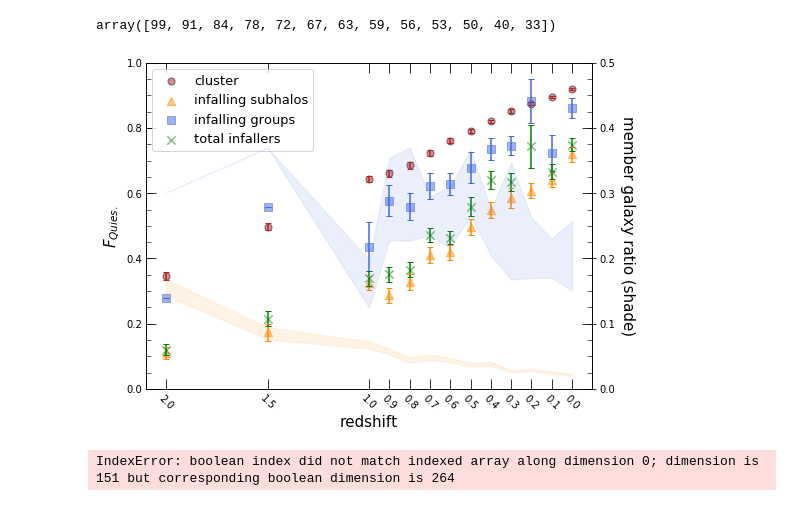
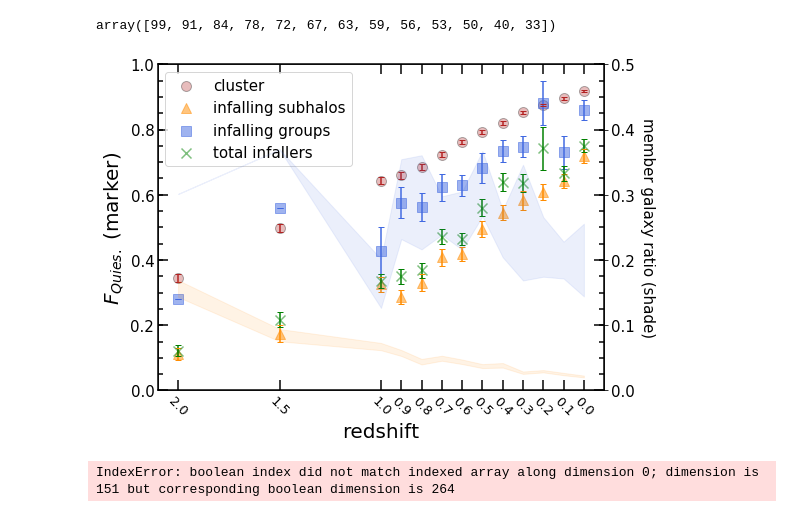
Before and after one commit to eunheeko/WFMinIllustrisTNG, a Jupyter notebook: accretion_history.ipynb, the cells around one changed output. Saved outputs shown, nothing was run; the diff lists cells and outputs as text; code cells hidden in the pictures.

```diff
--- a/accretion_history.ipynb
+++ b/accretion_history.ipynb
@@ -946,20 +946,20 @@ for isnap, snap in enumerate(snaps_full):
     ratio_infall_sub_snaps_std.append(np.std(ratio_sub_med))
     ratio_infall_grp_snaps_std.append(np.std(ratio_grp_med))
 # %%
-fig, ax = plt.subplots(figsize = (8, 6))
+fig, ax = plt.subplots(figsize = (8, 6), linewidth = 3)
 
-ax.scatter(zs_full, fq_cluster_snaps_med, label = 'cluster', edgecolor = 'black', alpha = .5, color = 'firebrick', s = 50)
+ax.scatter(zs_full, fq_cluster_snaps_med, label = 'cluster', edgecolor = 'black', alpha = .3, color = 'firebrick', s = 100)
 # ax.fill_between(zs_full, np.array(fq_cluster_snaps_med) + np.array(fq_cluster_snaps_std),  np.array(fq_cluster_snaps_med) - np.array(fq_cluster_snaps_std), alpha = .2, color = 'salmon')
 ax.errorbar(zs_full, fq_cluster_snaps_med, yerr = fq_cluster_snaps_std, color = 'firebrick', linestyle = '', capsize = 3)
 
-ax.scatter(zs_full, fq_infall_sub_snaps_med, label = 'infalling subhalos', marker = '^', alpha = .5, color = 'darkorange', zorder = 3, s = 70)
+ax.scatter(zs_full, fq_infall_sub_snaps_med, label = 'infalling subhalos', marker = '^', alpha = .5, color = 'darkorange', zorder = 3, s = 100)
 ax.errorbar(zs_full, fq_infall_sub_snaps_med, yerr = fq_infall_sub_snaps_std, linestyle = '', color = 'darkorange', capsize = 3, zorder = 3)
 
-ax.scatter(zs_full, fq_infall_grp_snaps_med, label = 'infalling groups', marker = 's', alpha = .5, color = 'royalblue', s = 70)
+ax.scatter(zs_full, fq_infall_grp_snaps_med, label = 'infalling groups', marker = 's', alpha = .5, color = 'royalblue', s = 100)
 ax.errorbar(zs_full, fq_infall_grp_snaps_med, yerr = fq_infall_grp_snaps_std, linestyle = '', color = 'royalblue', capsize = 3)
 
 
-ax.scatter(zs_full, fq_infall_total_snaps_med, label = 'total infallers', marker = 'x', color = 'green', alpha = .5, zorder = 5, s = 70)
+ax.scatter(zs_full, fq_infall_total_snaps_med, label = 'total infallers', marker = 'x', color = 'green', alpha = .5, zorder = 5, s = 100)
 ax.errorbar(zs_full, fq_infall_total_snaps_med, yerr = fq_infall_total_snaps_std, linestyle = '', color = 'green', capsize = 3, zorder = 3)
 
 
@@ -969,40 +969,44 @@ ax2 = ax.twinx()
 ax2.fill_between(zs_full, np.array(ratio_infall_sub_snaps) + np.array(ratio_infall_sub_snaps_std),  np.array(ratio_infall_sub_snaps) - np.array(ratio_infall_sub_snaps_std), alpha = .1, color = 'darkorange')
 ax2.fill_between(zs_full, np.array(ratio_infall_grp_snaps) + np.array(ratio_infall_grp_snaps_std),  np.array(ratio_infall_grp_snaps) - np.array(ratio_infall_grp_snaps_std), alpha = .1, color = 'royalblue')
 
 
 ax2.set_ylim(0, 0.5)
 ax2.set_ylabel('member galaxy ratio (shade)', fontsize = 15, rotation = 270, labelpad = 20)
+ax2.tick_params(axis = 'y', labelsize = 15)
 
 ##############
-ax.legend(fontsize = 13)
+ax.legend(fontsize = 15)
 
 ax.set_xlim(2.1, -0.1)
 ax.set_ylim(0.0, 1)
 
-ax.set_xlabel('redshift', fontsize = 15)
-ax.set_ylabel(r'$F_{Quies.}$', fontsize = 15)
+ax.set_xlabel('redshift', fontsize = 20)
+ax.set_ylabel(r'$F_{Quies.}$ (marker)', fontsize = 20)
 
 # ax.xaxis.set_major_locator(MultipleLocator(0.2))
 ax.yaxis.set_major_locator(MultipleLocator(0.2))
 
 # ax.xaxis.set_minor_locator(AutoMinorLocator())
 ax.yaxis.set_minor_locator(AutoMinorLocator())
 
-ax.tick_params(which = 'major', length = 10, direction = 'in', labelsize = 10)
-ax.tick_params(axis = 'x', labelrotation = -45, labelsize = 10)
-ax.tick_params(which = 'minor', length = 5, direction = 'in', labelsize = 13)
+ax.tick_params(which = 'major', length = 10, direction = 'in', labelsize = 15, width = 1.5)
+ax.tick_params(axis = 'x', labelrotation = -45, labelsize = 13)
+ax.tick_params(which = 'minor', length = 5, direction = 'in', labelsize = 15, width = 1.5)
 
 ax.xaxis.set_ticks_position('both')
 ax.yaxis.set_ticks_position('both')
+
+for sp in ['top', 'bottom', 'left', 'right']:
+    ax.spines[sp].set_linewidth(1.5)
 
 ax.set_xticks(zs_full[::-1])
 
 # fig.tight_layout()
 
 
 fig.savefig('./figs/infalling_comparison.png')
 # %% [output]
-[figure, old version]
+[figure, new version]
 # %%
 fq_cluster_snaps_med1 = []
 fq_cluster_snaps_std1 = []
```
Also changed, not shown: parts of 3 cells of this notebook, 2 other files.
